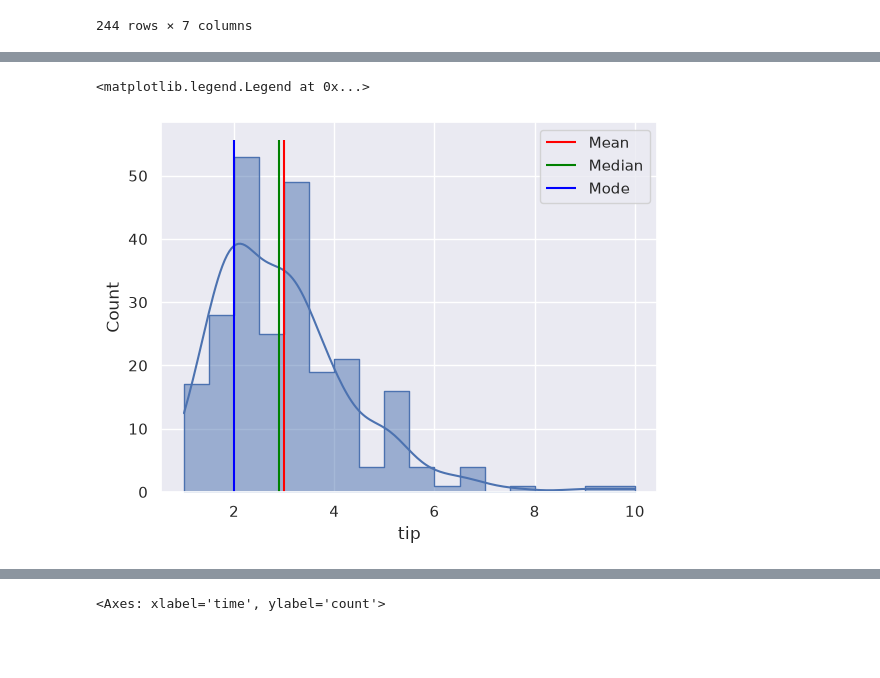
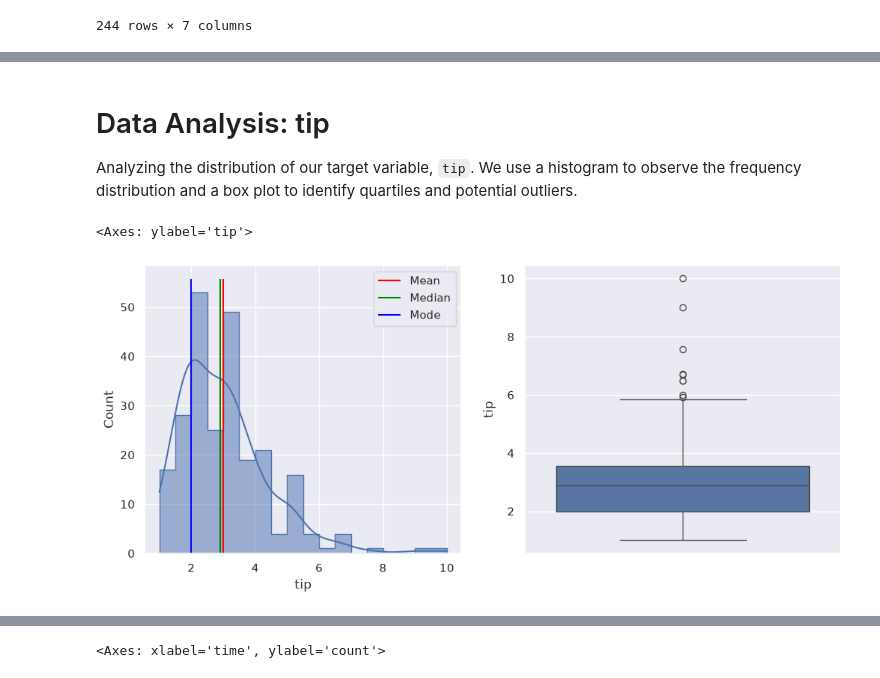
Before and after one commit to amir-razmi/tips-dataset-regression, a Jupyter notebook: notebooks/2-univariate-data-analysis.ipynb, the cells around one changed output, grey strips where cells are left out. Cells and saved outputs as stored; diff of their text form; code cells hidden in the pictures; blank space fills up the shorter version.

```diff
--- a/notebooks/2-univariate-data-analysis.ipynb
+++ b/notebooks/2-univariate-data-analysis.ipynb
@@ -4,9 +5,7 @@ import numpy as np
 import seaborn as sns
 import matplotlib.pyplot as plt
 # %%
-sns.set_theme(
-  style='darkgrid',
-)
+sns.set_theme(style='darkgrid')
 # %%
 df = sns.load_dataset('tips')
 df
@@ -47,13 +26,18 @@ sns.boxplot(data=df, x='total_bill')
+# %% [markdown]
+# Data Analysis: tip
+Analyzing the distribution of our target variable, `tip`. We use a histogram to observe the frequency distribution and a box plot to identify quartiles and potential outliers.
 # %%
-ax = sns.histplot(data=df, x='tip', element='step', kde=True)
-ylim = ax.get_ylim()[1]
-ax.vlines(x=df['tip'].mean(), ymin=0, ymax=ylim, color='red', label='Mean')
-ax.vlines(x=df['tip'].median(), ymin=0, ymax=ylim, color='green', label='Median')
-ax.vlines(x=df['tip'].mode(), ymin=0, ymax=ylim, color='blue', label='Mode')
+fig, (ax1, ax2) = plt.subplots(1, 2, figsize=(12, 5))
 
-ax.legend()
+sns.histplot(data=df, x='tip', element='step', kde=True, ax=ax1)
+ylim = ax1.get_ylim()[1]
+ax1.vlines(x=df['tip'].mean(), ymin=0, ymax=ylim, color='red', label='Mean')
+ax1.vlines(x=df['tip'].median(), ymin=0, ymax=ylim, color='green', label='Median')
+ax1.vlines(x=df['tip'].mode(), ymin=0, ymax=ylim, color='blue', label='Mode')
 
-#INFO: tip distribution is positively skewed
+ax1.legend()
+
+sns.boxplot(data=df, y='tip', ax=ax2)
 # %% [output]
-<matplotlib.legend.Legend at 0x...>
+<Axes: ylabel='tip'>
-[figure, old version]
+[figure, new version]
```
Also changed, not shown: parts of 15 cells of this notebook.
